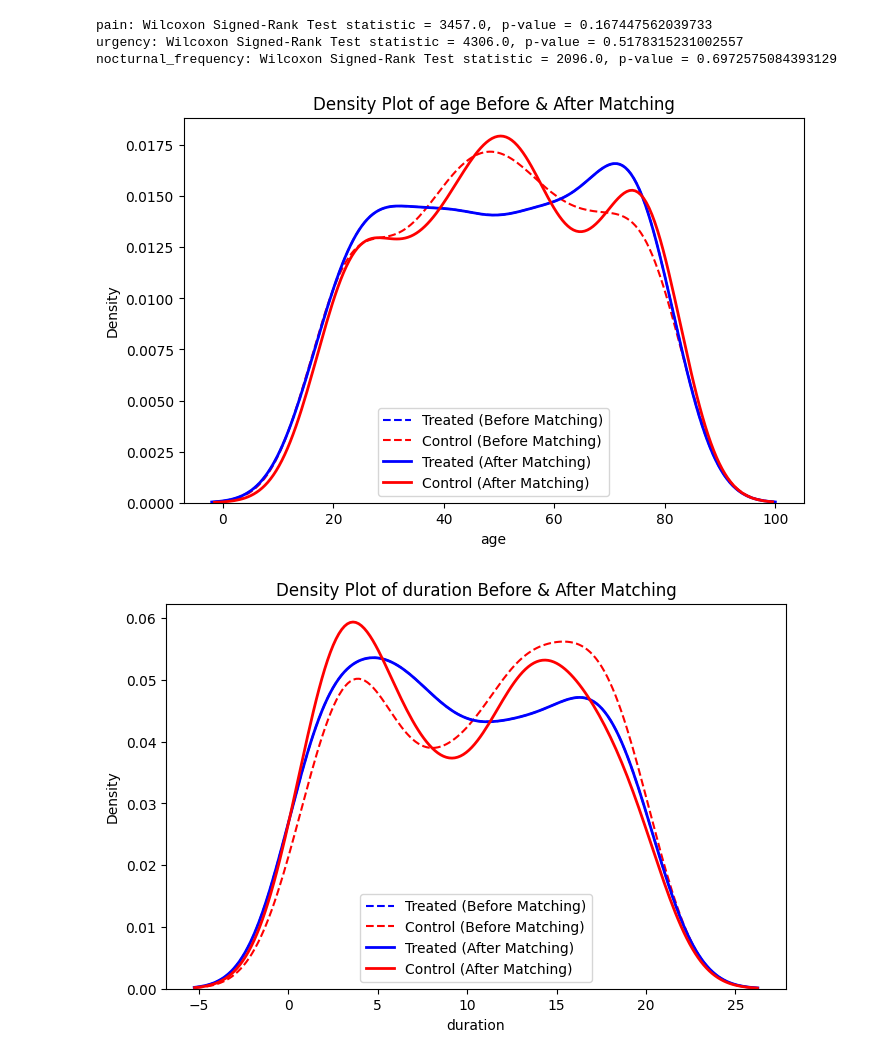
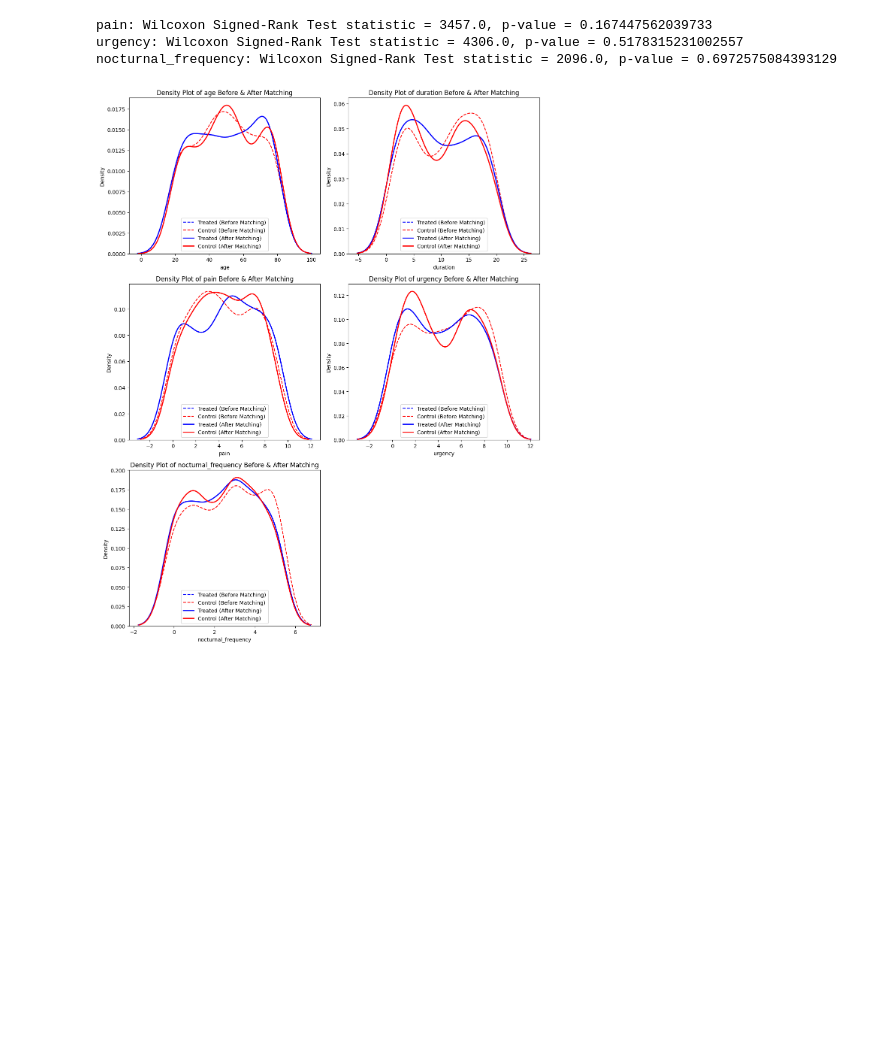
Before and after one commit to intrep11d/Assignment_1_Data_Analytics, a Jupyter notebook: assignment.ipynb, the cells around one changed output. Saved outputs shown, nothing was run; the diff lists cells and outputs as text; code cells hidden in the pictures; blank space fills up the shorter version.

Commit message:
collated graphs

```diff
--- a/assignment.ipynb
+++ b/assignment.ipynb
@@ -108,21 +108,35 @@ nocturnal_frequency: Wilcoxon Signed-Rank Test statistic = 2096.0, p-value = 0.6
 # %%
 import matplotlib.pyplot as plt
 import seaborn as sns
+import math
 
 def plot_covariate_distributions(treated, control, matched_treated, matched_control, covariates):
-    for cov in covariates:
-        plt.figure(figsize=(8, 5))
-        sns.kdeplot(treated[cov], label="Treated (Before Matching)", color="blue", linestyle="--")
-        sns.kdeplot(control[cov], label="Control (Before Matching)", color="red", linestyle="--")
-        sns.kdeplot(matched_treated[cov], label="Treated (After Matching)", color="blue", linewidth=2)
-        sns.kdeplot(matched_control[cov], label="Control (After Matching)", color="red", linewidth=2)
+    num_covs = len(covariates)
+    cols = 2  # Two columns
+    rows = math.ceil(num_covs / cols)  # Compute rows based on the number of covariates
 
-        plt.title(f"Density Plot of {cov} Before & After Matching")
-        plt.legend()
-        plt.show()
+    fig, axes = plt.subplots(rows, cols, figsize=(12, 5 * rows))  # Adjust figure size
+    axes = axes.flatten()  # Flatten in case of 1D index issues
+
+    for i, cov in enumerate(covariates):
+        ax = axes[i]  # Select subplot
+
+        sns.kdeplot(treated[cov], label="Treated (Before Matching)", color="blue", linestyle="--", ax=ax)
+        sns.kdeplot(control[cov], label="Control (Before Matching)", color="red", linestyle="--", ax=ax)
+        sns.kdeplot(matched_treated[cov], label="Treated (After Matching)", color="blue", linewidth=2, ax=ax)
+        sns.kdeplot(matched_control[cov], label="Control (After Matching)", color="red", linewidth=2, ax=ax)
+
+        ax.set_title(f"Density Plot of {cov} Before & After Matching")
+        ax.legend()
+
+    # Hide any unused subplots (if num_covs is odd)
+    for j in range(i + 1, len(axes)):
+        fig.delaxes(axes[j])
+
+    plt.tight_layout()  # Adjust layout to prevent overlapping
+    plt.show()
 
 # Call function
 plot_covariate_distributions(treated, control, matched_treated, matched_control, covariates)
 # %% [output]
-[figure, old version]
+[figure, new version]
-[figure, removed]
```
Also changed, not shown: parts of 5 cells of this notebook.
